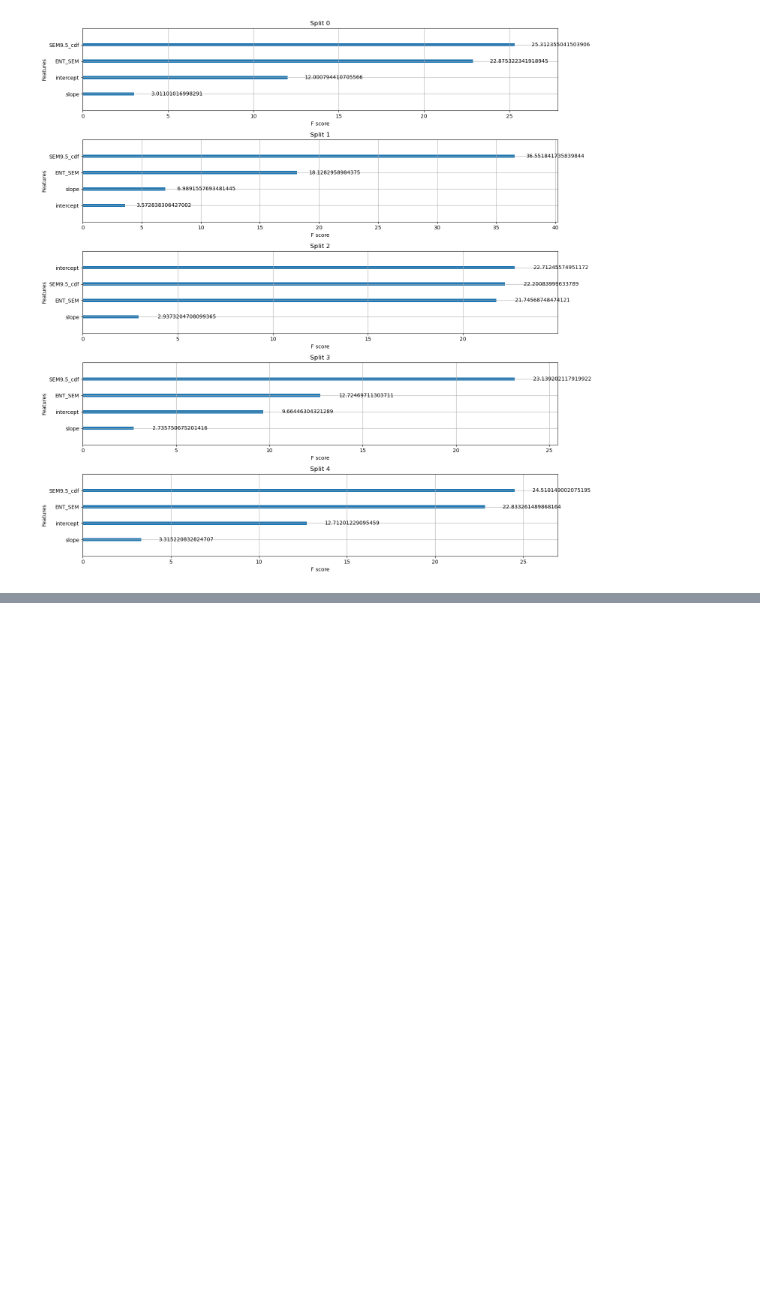
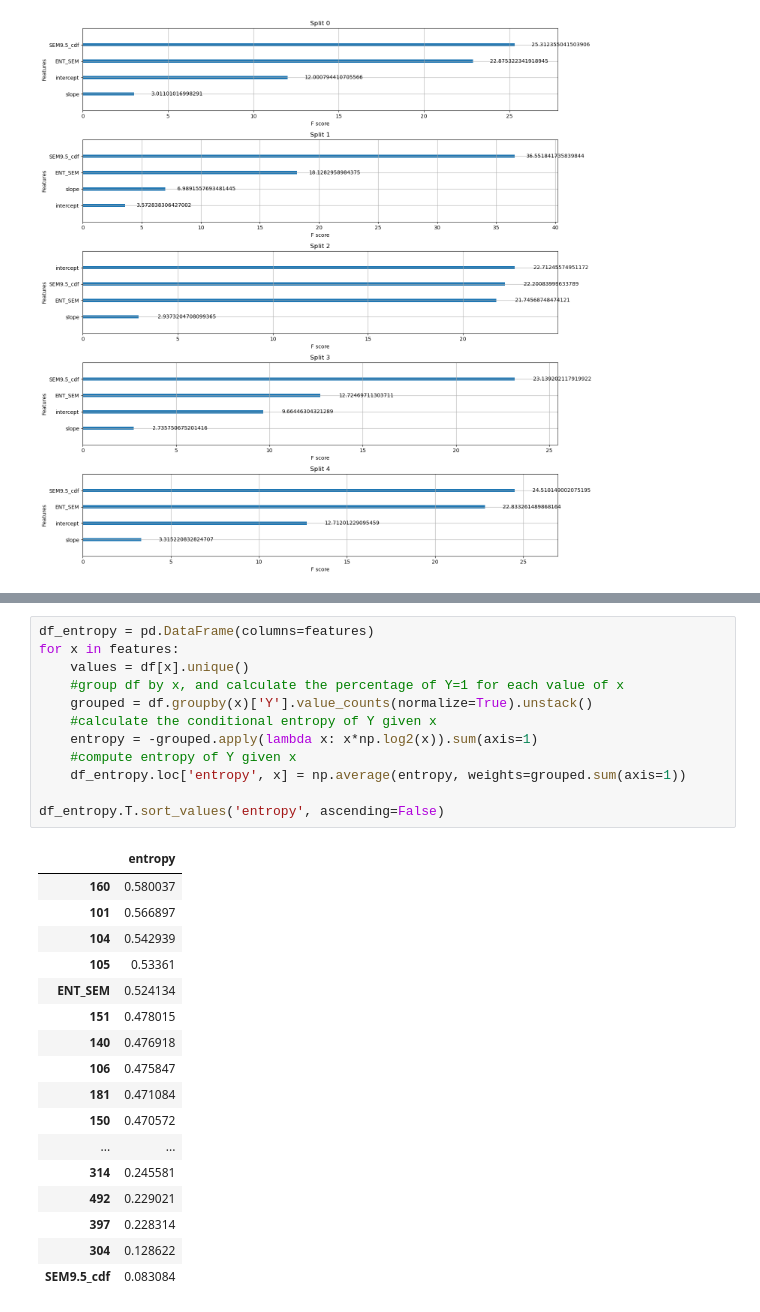
Before and after one commit to BishopsLemma/Fall-2024-Student-Success-Prediction, a Jupyter notebook: Cleaning and Background Info/arvind-model-Nov25.ipynb, the cells around one changed output, grey strips where cells are left out. Saved outputs shown, nothing was run; the diff lists cells and outputs as text; blank space fills up the shorter version.

```diff
--- a/Cleaning and Background Info/arvind-model-Nov25.ipynb
+++ b/Cleaning and Background Info/arvind-model-Nov25.ipynb
@@ -289,0 +330,30 @@ plt.show()
+# %%
+df_entropy = pd.DataFrame(columns=features)
+for x in features:
+    values = df[x].unique()
+    #group df by x, and calculate the percentage of Y=1 for each value of x
+    grouped = df.groupby(x)['Y'].value_counts(normalize=True).unstack()
+    #calculate the conditional entropy of Y given x
+    entropy = -grouped.apply(lambda x: x*np.log2(x)).sum(axis=1)
+    #compute entropy of Y given x
+    df_entropy.loc['entropy', x] = np.average(entropy, weights=grouped.sum(axis=1))
+
+df_entropy.T.sort_values('entropy', ascending=False)
+# %% [output]
+|  | entropy |
+| 160 | 0.580037 |
+| 101 | 0.566897 |
+| 104 | 0.542939 |
+| 105 | 0.53361 |
+| ENT_SEM | 0.524134 |
+| 151 | 0.478015 |
+| 140 | 0.476918 |
+| 106 | 0.475847 |
+| 181 | 0.471084 |
+| 150 | 0.470572 |
+| ... | ... |
+| 314 | 0.245581 |
+| 492 | 0.229021 |
+| 397 | 0.228314 |
+| 304 | 0.128622 |
+| SEM9.5_cdf | 0.083084 |
```
Also changed, not shown: parts of 3 cells of this notebook, 1 other file.
